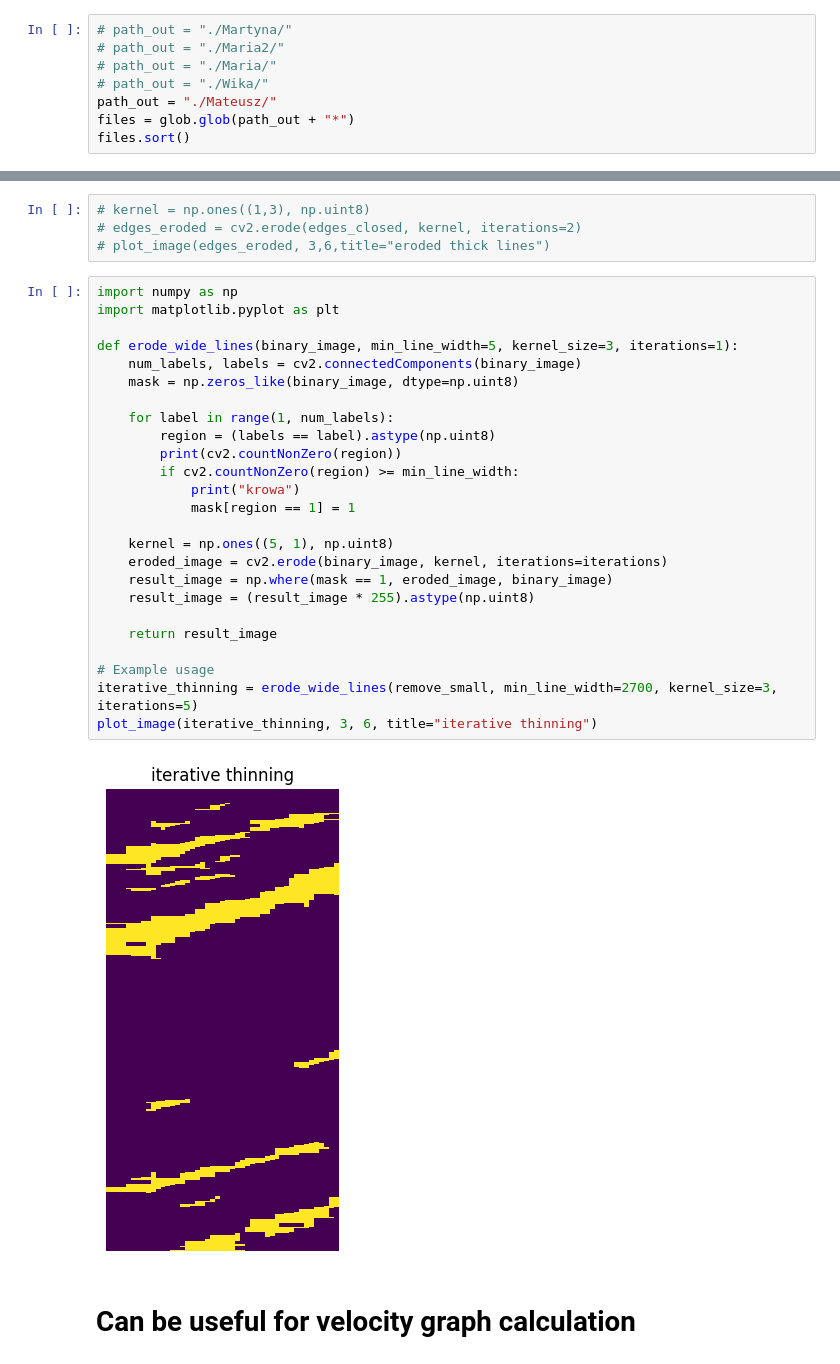
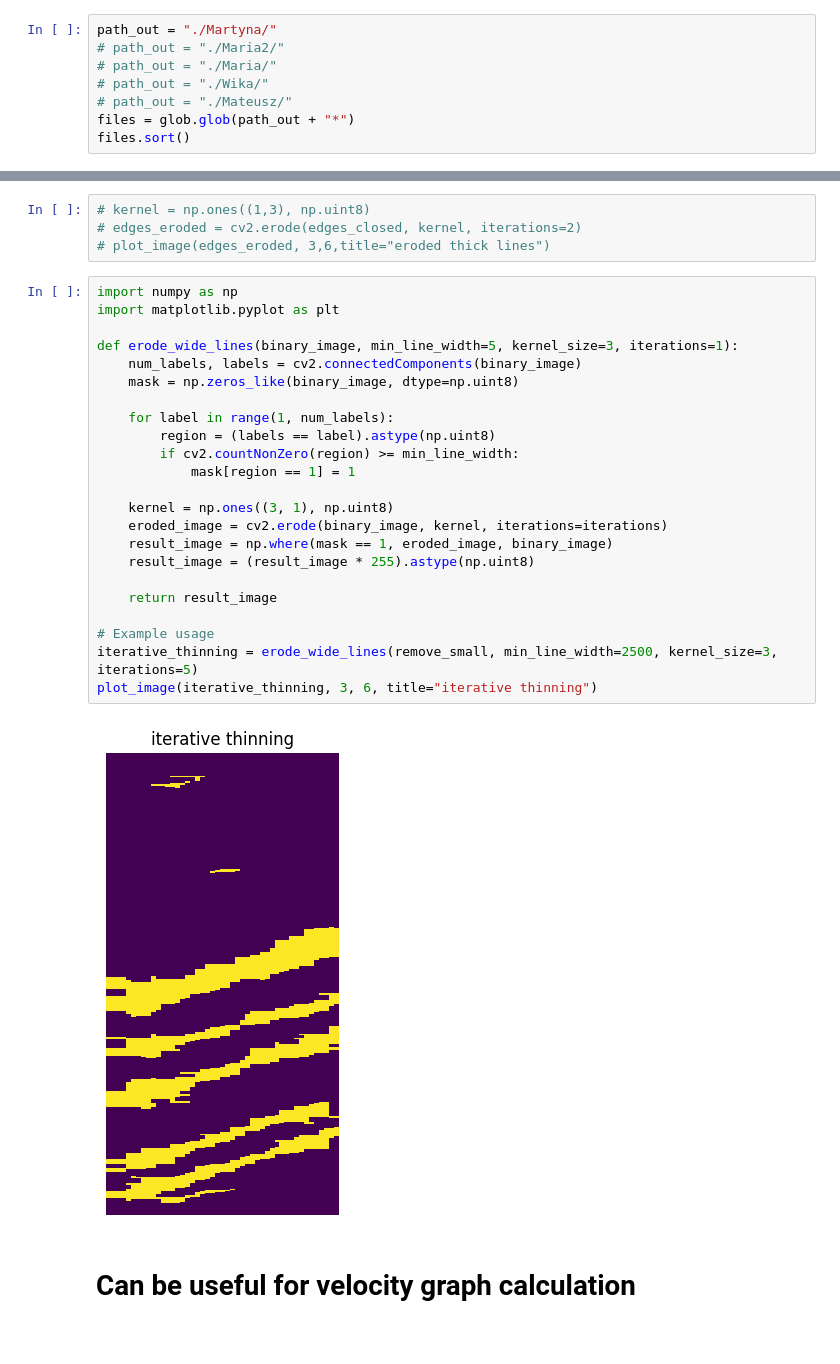
Before and after one commit to mmartyna123/ComputerVision, a Jupyter notebook: Project1/Project_MS.ipynb, the cells around one changed output, grey strips where cells are left out. Saved outputs shown, nothing was run; the diff lists cells and outputs as text.

```diff
--- a/Project1/Project_MS.ipynb
+++ b/Project1/Project_MS.ipynb
@@ -28,11 +28,11 @@ def set_axis(x, no_labels = 7)->tuple[np.array, np.array]:
     x_labels = x[::step_x]
     return x_positions, x_labels
 # %%
-# path_out = "./Martyna/"
+path_out = "./Martyna/"
 # path_out = "./Maria2/"
 # path_out = "./Maria/"
 # path_out = "./Wika/"
-path_out = "./Mateusz/"
+# path_out = "./Mateusz/"
 files = glob.glob(path_out + "*")
 files.sort()
 # %%
@@ -295,30 +295,28 @@ plot_image(remove_small, 3,6,title="small areas removed")
 # %%
 import numpy as np
 import matplotlib.pyplot as plt
 
 def erode_wide_lines(binary_image, min_line_width=5, kernel_size=3, iterations=1):
     num_labels, labels = cv2.connectedComponents(binary_image)
     mask = np.zeros_like(binary_image, dtype=np.uint8)
 
     for label in range(1, num_labels):
         region = (labels == label).astype(np.uint8)
-        print(cv2.countNonZero(region))
         if cv2.countNonZero(region) >= min_line_width:
-            print("krowa")
             mask[region == 1] = 1
 
-    kernel = np.ones((5, 1), np.uint8)
+    kernel = np.ones((3, 1), np.uint8)
     eroded_image = cv2.erode(binary_image, kernel, iterations=iterations)
     result_image = np.where(mask == 1, eroded_image, binary_image)
     result_image = (result_image * 255).astype(np.uint8)
 
     return result_image
 
 # Example usage
-iterative_thinning = erode_wide_lines(remove_small, min_line_width=2700, kernel_size=3, iterations=5)
+iterative_thinning = erode_wide_lines(remove_small, min_line_width=2500, kernel_size=3, iterations=5)
 plot_image(iterative_thinning, 3, 6, title="iterative thinning")
 # %% [output]
-[figure, old version]
+[figure, new version]
 # %% [markdown]
 # Can be useful for velocity graph calculation
 # %%
```
Also changed, not shown: parts of 17 cells of this notebook, 2 other files.
